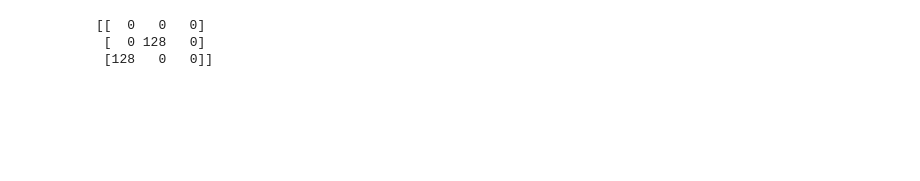
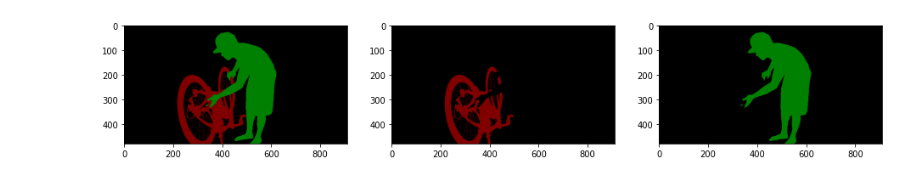
Before and after one commit to kaleeswaranm/MaskTrack, a Jupyter notebook: masktrack.ipynb, the cells around one changed output. Saved outputs shown, nothing was run; the diff lists cells and outputs as text; code cells hidden in the pictures; blank space fills up the shorter version.

```diff
--- a/masktrack.ipynb
+++ b/masktrack.ipynb
@@ -100,12 +100,28 @@ def get_unet(input_size, n_filters = 32, dropout = 0.5, batchnorm = True, num_cl
 temp_image = '/content/data/DAVIS2017-master/Train_Annotated/bike-packing/00012.png'
 img = cv2.imread(temp_image)[:,:,::-1]
 # %%
-a = np.copy(img)
-h, w, c = a.shape
-a = a.reshape((h * w, c))
-unique, counts = np.unique(a, return_counts=True, axis=0)
-print(unique)
+def get_unique(img):
+  a = np.copy(img)
+  h, w, c = a.shape
+  a = a.reshape((h * w, c))
+  unique, counts = np.unique(a, return_counts=True, axis=0)
+  return unique
+
+unique = get_unique(img)
-# %% [output]
-[[  0   0   0]
- [  0 128   0]
- [128   0   0]]
+# %%
+individual_masks = []
+for unique_pixel in unique:
+  if not (unique_pixel == np.array([0, 0, 0])).all():
+    copy_image = img.copy()
+    for i in range(copy_image.shape[0]):
+      for j in range(copy_image.shape[1]):
+        if (copy_image[i, j, :] == unique_pixel).all():
+          copy_image[i, j, :] = np.array([0, 0, 0])
+    individual_masks.append(copy_image)
+# %%
+f, ax = plt.subplots(1, len(individual_masks) + 1, figsize=(16, 16))
+ax[0].imshow(img)
+for i in range(len(individual_masks)):
+  ax[i + 1].imshow(individual_masks[i])
+# %% [output]
+[figure, added]
```
Also changed, not shown: parts of 7 cells of this notebook.
